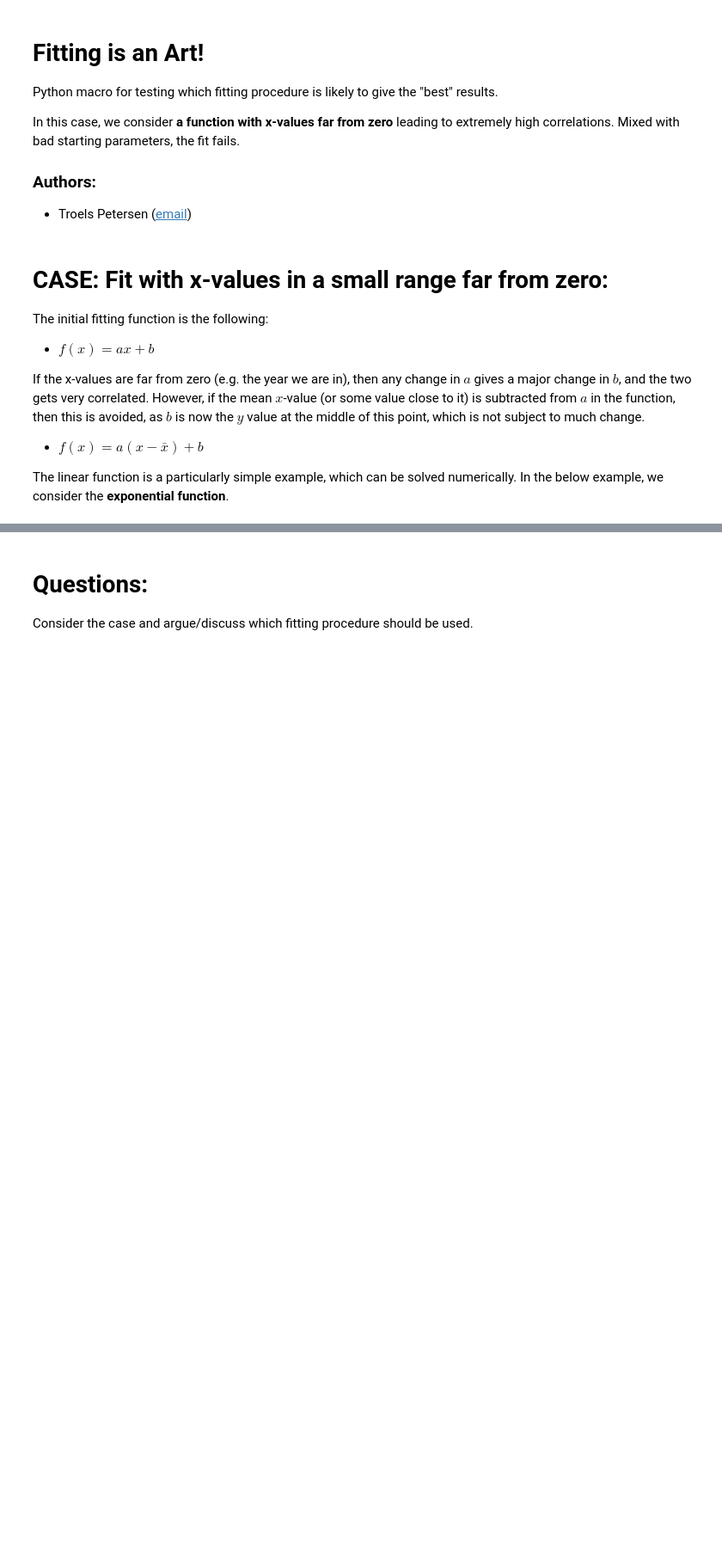
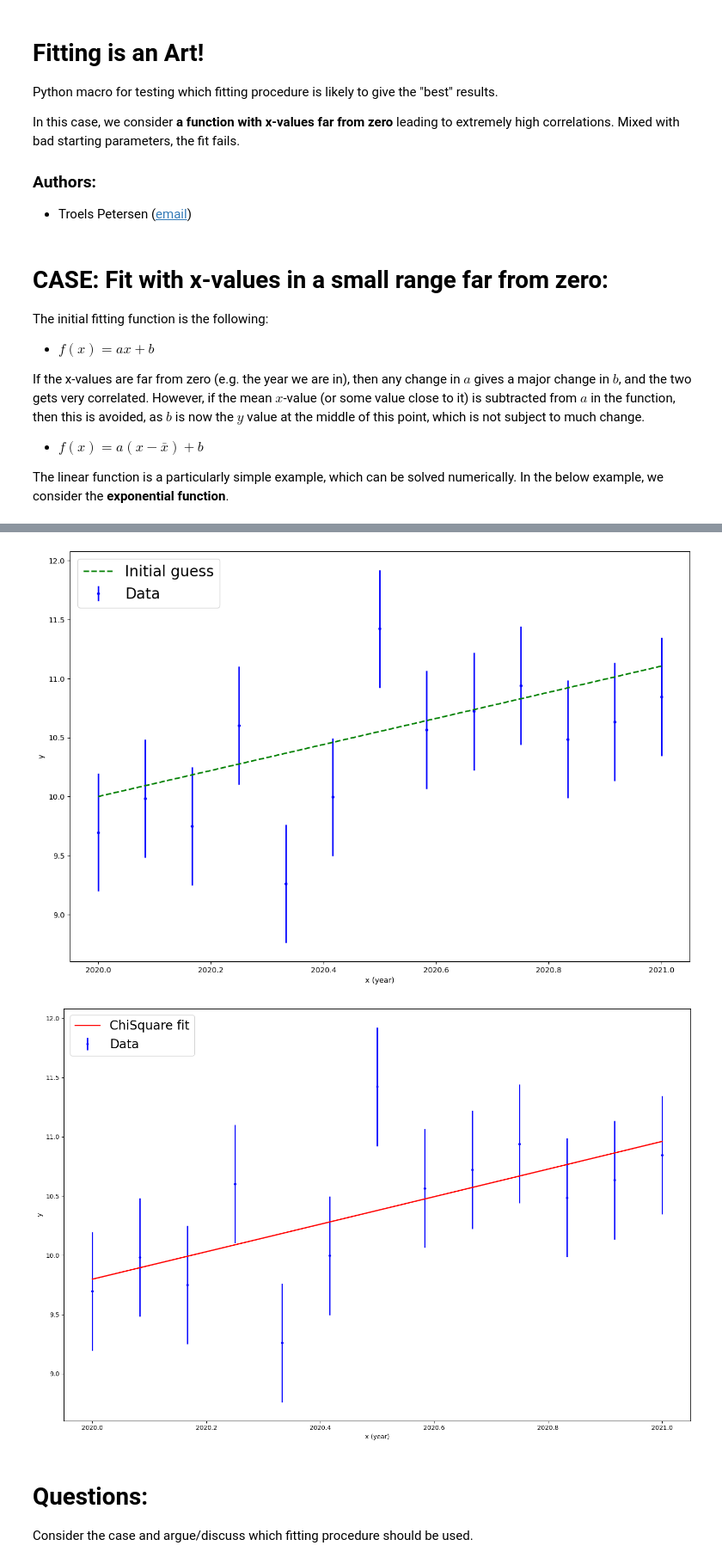
Before and after one commit to Villadshoff/AppStat2025, a Jupyter notebook: Week7/FittingAndTestingDistributions/FittingTricks_1.XfarFromZero_local.ipynb, the cells around one changed output, grey strips where cells are left out. Shown at 86% size. Cells and saved outputs as stored; diff of their text form; code cells hidden in the pictures; blank space fills up the shorter version.

```diff
--- a/Week7/FittingAndTestingDistributions/FittingTricks_1.XfarFromZero_local.ipynb
+++ b/Week7/FittingAndTestingDistributions/FittingTricks_1.XfarFromZero_local.ipynb
@@ -50,10 +50,13 @@ def func_bad(x, a, b, c) :
     # return a*x + b
     return a*np.exp(b*x) + c
 
-def func_good(x, a, b, c) :
+def func_good(x, a, b,c) :
     # return a*(x-2015) + b
     return a*np.exp(b*(x-2020)) + c
 
-cfit = cost.LeastSquares(x, y, sy, func_bad)
-mfit = Minuit(cfit, a=0.0, b=0.0, c=0.0)
+
+
+
+cfit = cost.LeastSquares(x, y, sy, func_good)
+mfit = Minuit(cfit, a=110, b=0.005,c =-100)
 mfit.migrad()
@@ -60,13 +78,24 @@ mfit.migrad()
 # %%
 x_fit = np.linspace(xmin, xmax, 1000)
 y_fit = func_good(x_fit, *mfit.values[:])
+
+initial_guess = func_good(x_fit, 110, 0.01, -100)
+fig_check, ax_check = plt.subplots(figsize=(15, 10))
+ax_check.errorbar(x, y, sy, fmt='.', linewidth=2, color='blue', label="Data")
+ax_check.plot(x_fit, initial_guess, '--', color='green', linewidth=2, label='Initial guess')
+ax_check.set(xlabel='x (year)', ylabel='y')
+ax_check.legend(loc='upper left', fontsize=20)
+plt.show()
 
 fig, ax = plt.subplots(figsize=(15, 10))
 plot_data = ax.errorbar(x, y, sy, fmt='.', linewidth=2, color='blue', label="Data")
 ax.plot(x_fit, y_fit, '-', color='red', linewidth=2, label='ChiSquare fit')
 ax.set(xlabel='x (year)', ylabel='y')
 ax.legend(loc='upper left', fontsize=20)
 fig.tight_layout()
+# %% [output]
+[figure, added]
+[figure, added]
 # %% [markdown]
 # Questions:
 
```
Also changed, not shown: parts of 1 cell of this notebook, 1 other file.
